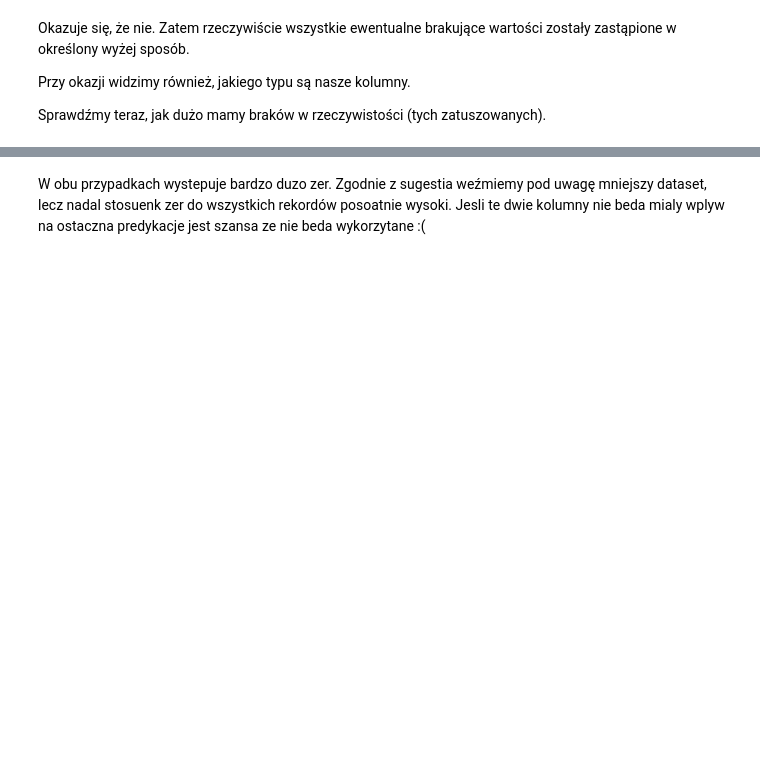
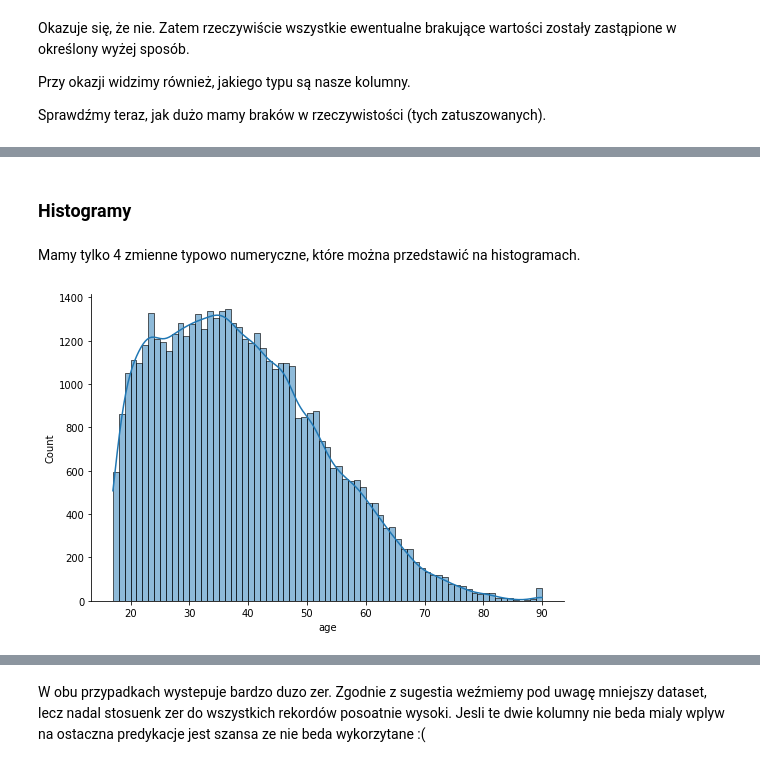
Before and after one commit to pablo2811/salary-predictive, a Jupyter notebook: EDA.ipynb, the cells around one changed output, grey strips where cells are left out. Saved outputs shown, nothing was run; the diff lists cells and outputs as text; code cells hidden in the pictures; blank space fills up the shorter version.

```diff
--- a/EDA.ipynb
+++ b/EDA.ipynb
@@ -187,2 +157,0 @@ plt.show()
-# %%
-df.loc[:,"income_level"] = df.loc[:,"income_level"].map({'<=50K': 0, '>50K': 1})
@@ -226,6 +157,0 @@ plt.show()
-# %%
-# kolumny education_num i education oznaczają to samo
-for i in range(1, max(df["education_num"])+1):
-    print(i, df[df["education_num"] == i]["education"].unique())
-    if len(df[df["education_num"] == i]["education"].unique()) != 1:
-        print(i)
@@ -399,0 +184,17 @@ df
+# %%
+# stworzymy więc odpowiednią listę, która posłuży do skategoryzowania zmiennej i wprowadzenia porządku
+education_list = []
+for i, name in df.groupby(["education_num", "education"]).groups.keys():
+    education_list += [name]
+
+df["education"] = pd.Categorical(df["education"],
+                                categories=education_list, ordered=True)
+# %% [markdown]
+### Histogramy
+# %% [markdown]
+Mamy tylko 4 zmienne typowo numeryczne, które można przedstawić na histogramach.
+# %%
+sns.displot(data = df, x = "age", binwidth = 1, aspect = 1.5, kde = True)
+plt.show()
+# %% [output]
+[figure, added]
```
Also changed, not shown: parts of 87 cells of this notebook.
